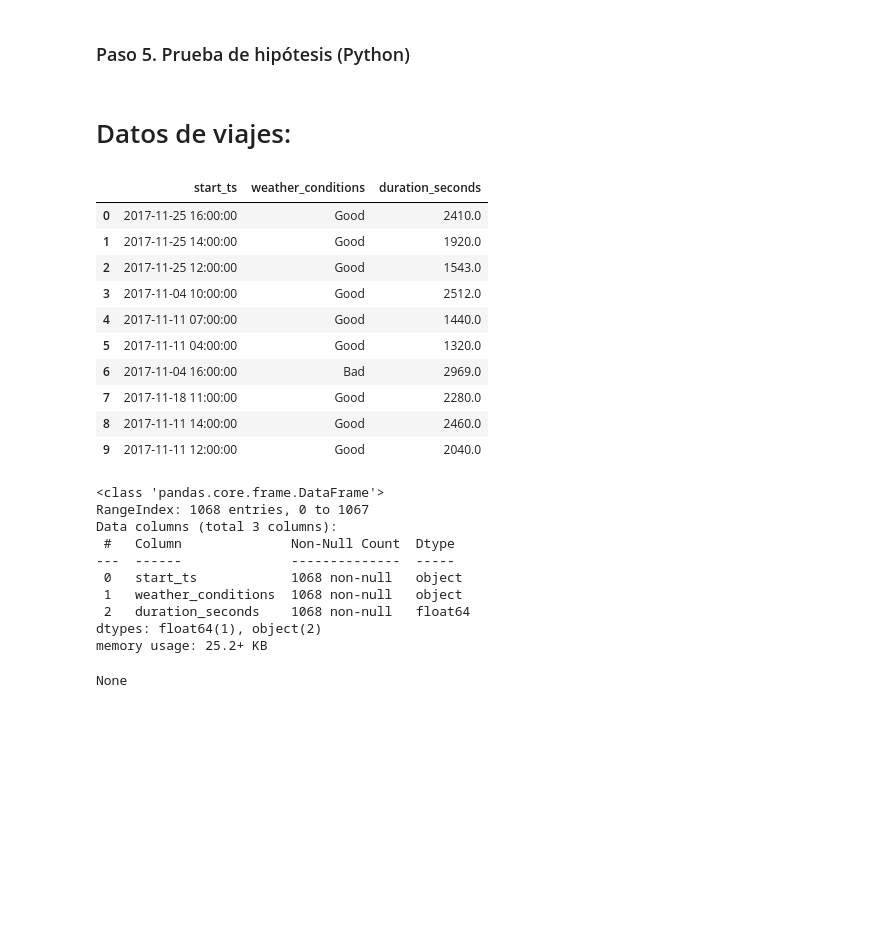
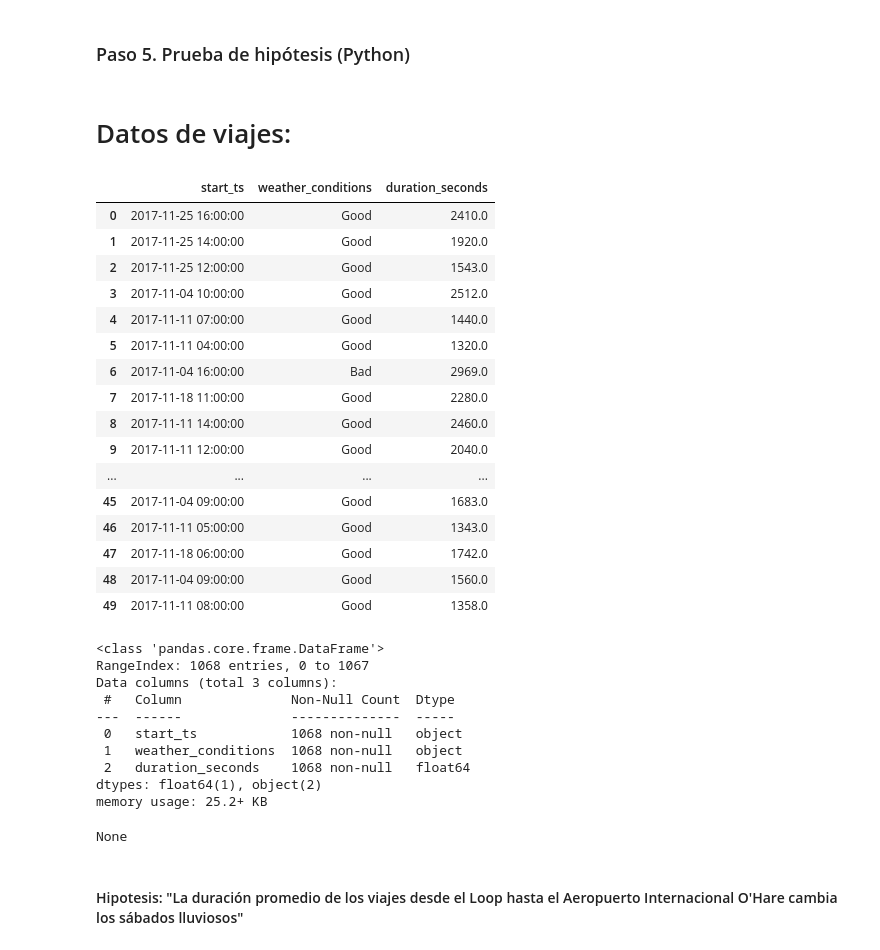
Before and after one commit to ErayFaSol/proyectosDataScience, a Jupyter notebook: proyecto7.ipynb, the cells around one changed output. Drawn from its saved outputs; the diff is of its cells as text; code cells hidden in the pictures; blank space fills up the shorter version.

```diff
--- a/proyecto7.ipynb
+++ b/proyecto7.ipynb
@@ -196,23 +203,36 @@ plt.show()
 # %%
 # Cargar el dataframe para la hipotesis
 df3 = pd.read_csv("datasets/project_sql_result_07.csv")
 
+# Convertir start_ts a tipo datetime
+#df3['start_ts'] = pd.to_datetime(df3['start_ts'])
+
+# Agregar columna para el dia de la semana
+#df3['day_of_week'] = df3['start_ts'].dt.day_name()
+
+
 display(HTML('<h1> Datos de viajes: '))
-display(df3.head(10))
+display(df3.head(50))
 display(df3.info())
 # %% [output]
 Datos de viajes:
 |  | start_ts | weather_conditions | duration_seconds |
 | 0 | 2017-11-25 16:00:00 | Good | 2410.0 |
 | 1 | 2017-11-25 14:00:00 | Good | 1920.0 |
 | 2 | 2017-11-25 12:00:00 | Good | 1543.0 |
 | 3 | 2017-11-04 10:00:00 | Good | 2512.0 |
 | 4 | 2017-11-11 07:00:00 | Good | 1440.0 |
 | 5 | 2017-11-11 04:00:00 | Good | 1320.0 |
 | 6 | 2017-11-04 16:00:00 | Bad | 2969.0 |
 | 7 | 2017-11-18 11:00:00 | Good | 2280.0 |
 | 8 | 2017-11-11 14:00:00 | Good | 2460.0 |
 | 9 | 2017-11-11 12:00:00 | Good | 2040.0 |
+| ... | ... | ... | ... |
+| 45 | 2017-11-04 09:00:00 | Good | 1683.0 |
+| 46 | 2017-11-11 05:00:00 | Good | 1343.0 |
+| 47 | 2017-11-18 06:00:00 | Good | 1742.0 |
+| 48 | 2017-11-04 09:00:00 | Good | 1560.0 |
+| 49 | 2017-11-11 08:00:00 | Good | 1358.0 |
 <class 'pandas.core.frame.DataFrame'>
 RangeIndex: 1068 entries, 0 to 1067
 Data columns (total 3 columns):
@@ -224,3 +244,5 @@ Data columns (total 3 columns):
 dtypes: float64(1), object(2)
 memory usage: 25.2+ KB
 None
+# %% [markdown]
+#### Hipotesis: "La duración promedio de los viajes desde el Loop hasta el Aeropuerto Internacional O'Hare cambia los sábados lluviosos"
```
Also changed, not shown: parts of 6 cells of this notebook.
